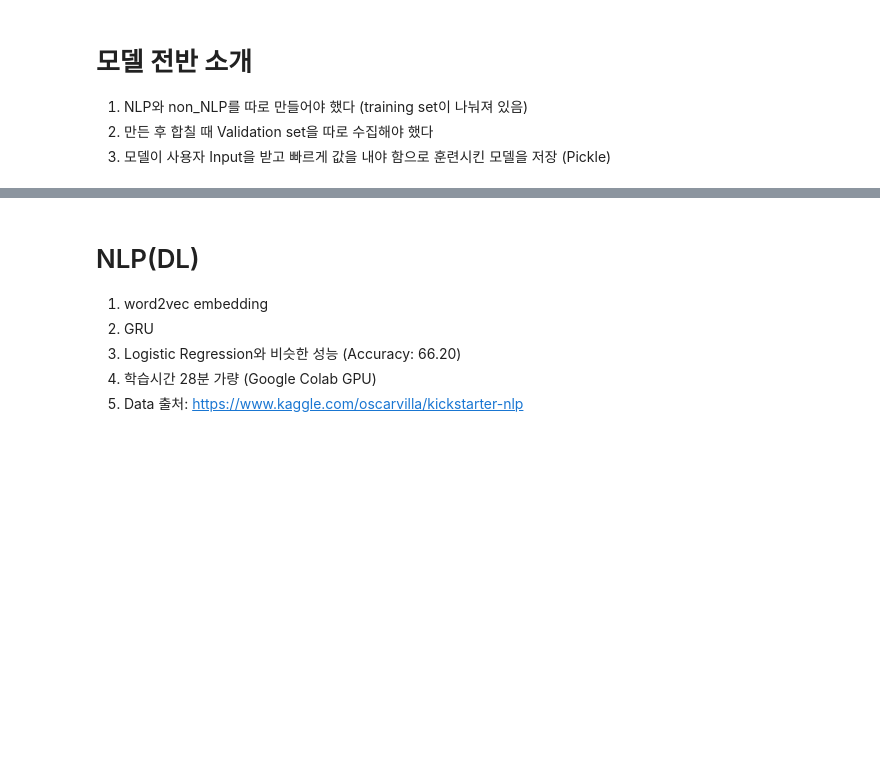
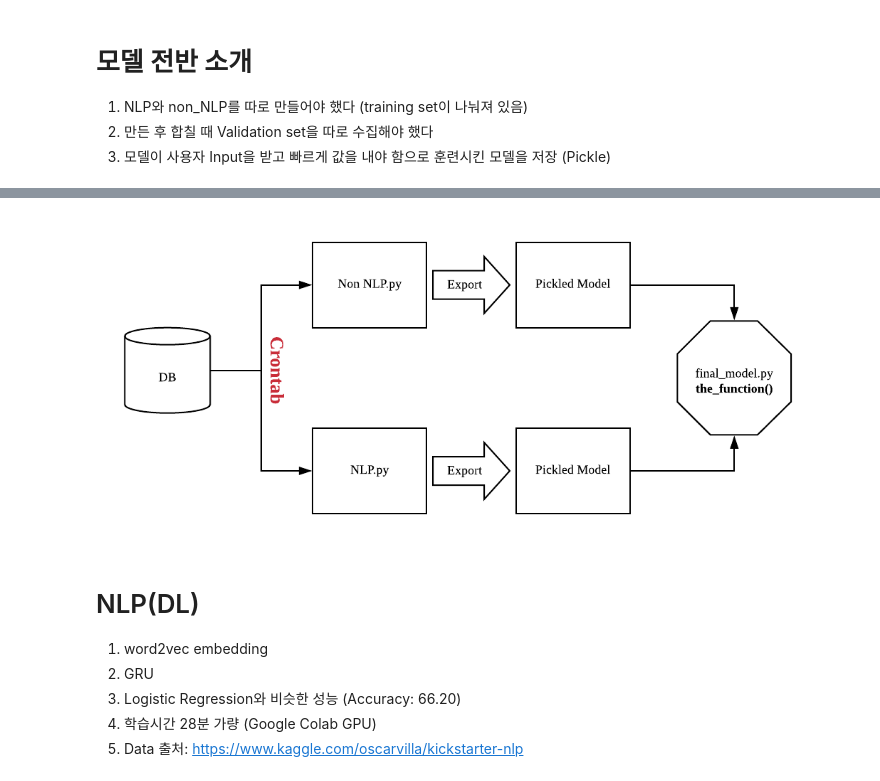
Before and after one commit to whoareyouwhoami/ProjectTellus, a Jupyter notebook: documentation/modeling_pt.ipynb, the cells around one changed output, grey strips where cells are left out. Cells and saved outputs as stored; diff of their text form; code cells hidden in the pictures; blank space fills up the shorter version.

```diff
--- a/documentation/modeling_pt.ipynb
+++ b/documentation/modeling_pt.ipynb
@@ -5,6 +5,5 @@
 3. 모델이 사용자 Input을 받고 빠르게 값을 내야 함으로 훈련시킨 모델을 저장 (Pickle)
 # %%
 from IPython.display import Image
-from IPython.core.display import HTML
-Image(url= "MS.png")
+Image(filename = "figures/MS.png", width=1000, height=1000)
 # %% [output]
@@ -12,3 +10,4 @@ Image(url= "MS.png")
+[figure, added]
 # %% [markdown]
 # NLP(DL)
 1. word2vec embedding
```
Also changed, not shown: parts of 39 cells of this notebook.
